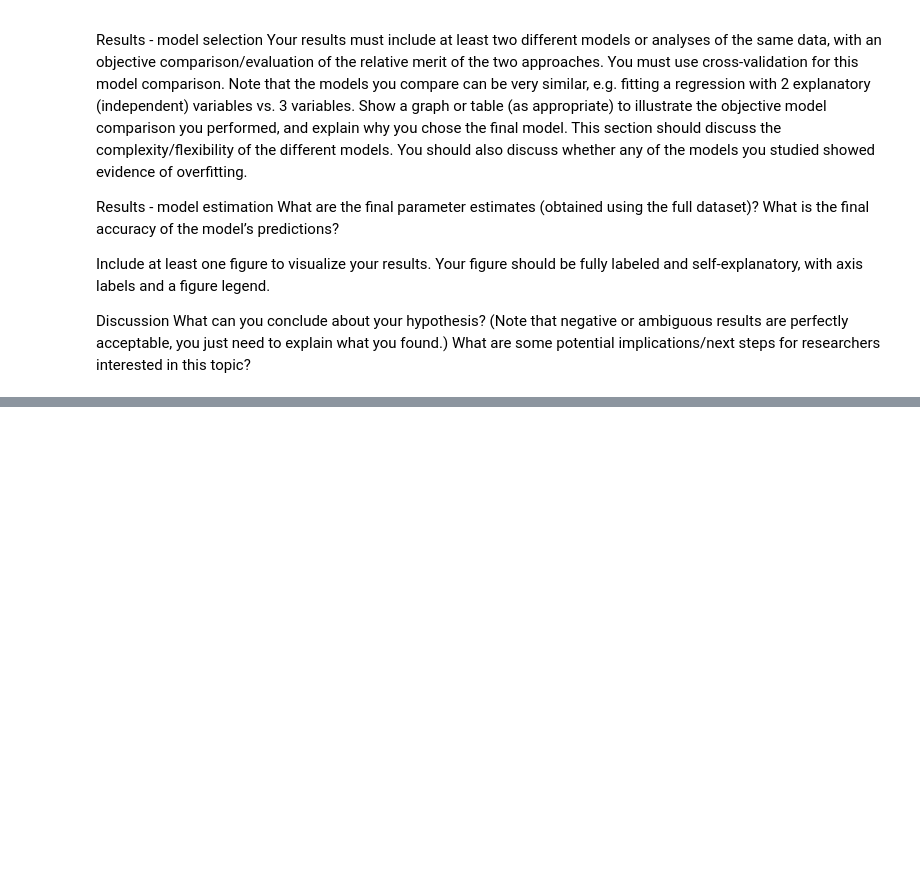
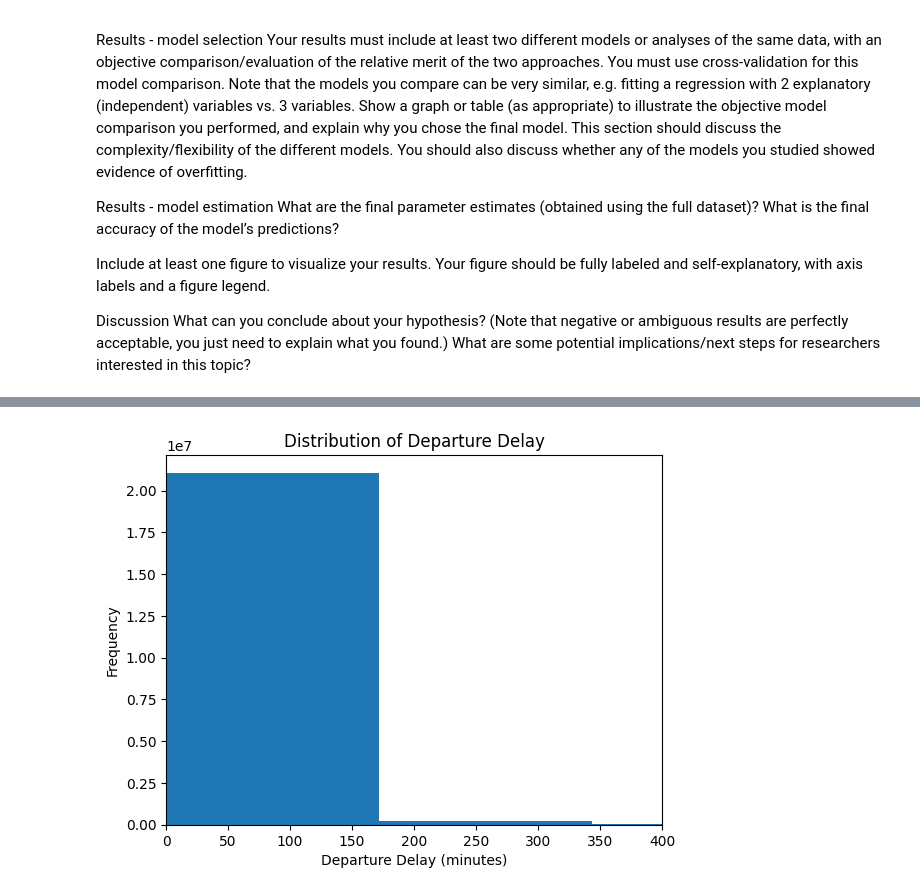
Before and after one commit to ssamat/COGS109, a Jupyter notebook: Final_Project_Template.ipynb, the cells around one changed output, grey strips where cells are left out. Drawn from its saved outputs; the diff is of its cells as text; code cells hidden in the pictures; blank space fills up the shorter version.

```diff
--- a/Final_Project_Template.ipynb
+++ b/Final_Project_Template.ipynb
@@ -50,0 +164,10 @@ What can you conclude about your hypothesis? (Note that negative or ambiguous re
+# %%
+# Distribution of departure delay
+plt.hist(flights['DEP_DELAY_NEW'], bins=20)
+plt.xlim(0,400)
+plt.xlabel('Departure Delay (minutes)')
+plt.ylabel('Frequency')
+plt.title('Distribution of Departure Delay')
+plt.show()
+# %% [output]
+[figure, added]
```
Also changed, not shown: parts of 24 cells of this notebook.
